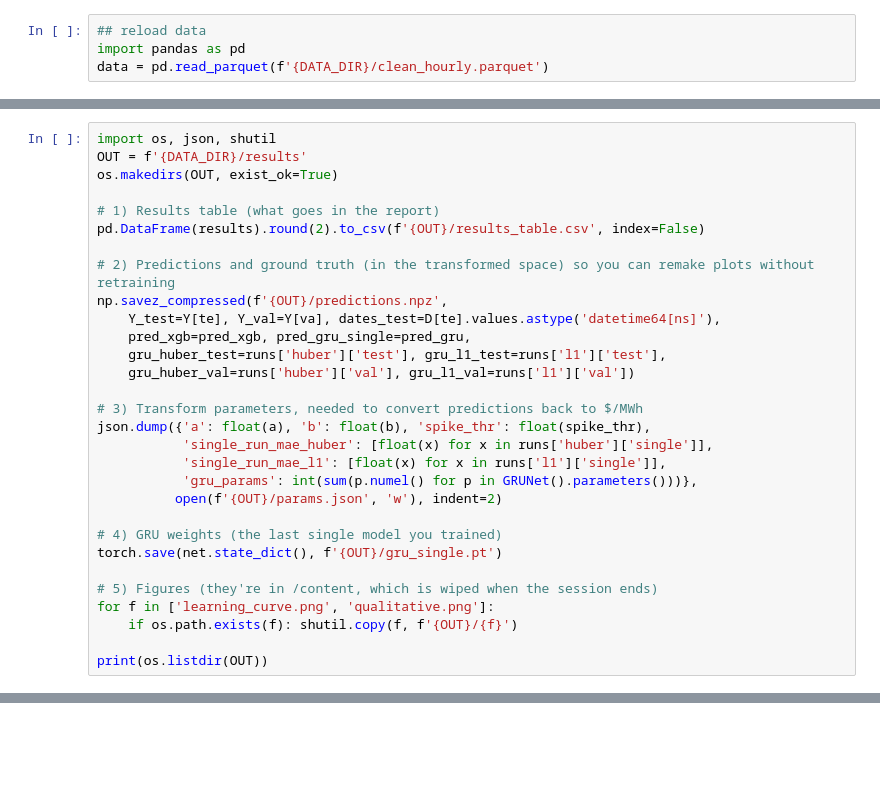
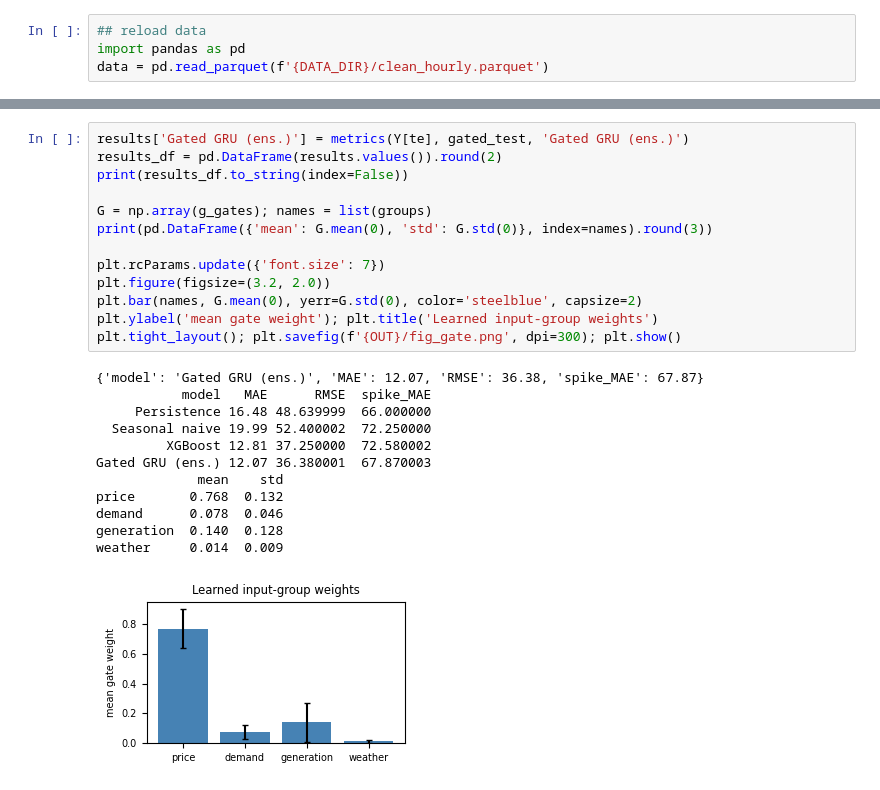
Before and after one commit to amyylxn/Ontario-Price-Forecasting, a Jupyter notebook: price_forecasting.ipynb, the cells around one changed output, grey strips where cells are left out. Cells and saved outputs as stored; diff of their text form; blank space fills up the shorter version.

```diff
--- a/price_forecasting.ipynb
+++ b/price_forecasting.ipynb
@@ -714,30 +688,0 @@ print(pd.DataFrame(results).round(2))
-# %%
-import os, json, shutil
-OUT = f'{DATA_DIR}/results'
-os.makedirs(OUT, exist_ok=True)
-
-# 1) Results table (what goes in the report)
-pd.DataFrame(results).round(2).to_csv(f'{OUT}/results_table.csv', index=False)
-
-# 2) Predictions and ground truth (in the transformed space) so you can remake plots without retraining
-np.savez_compressed(f'{OUT}/predictions.npz',
-    Y_test=Y[te], Y_val=Y[va], dates_test=D[te].values.astype('datetime64[ns]'),
-    pred_xgb=pred_xgb, pred_gru_single=pred_gru,
-    gru_huber_test=runs['huber']['test'], gru_l1_test=runs['l1']['test'],
-    gru_huber_val=runs['huber']['val'], gru_l1_val=runs['l1']['val'])
-
-# 3) Transform parameters, needed to convert predictions back to $/MWh
-json.dump({'a': float(a), 'b': float(b), 'spike_thr': float(spike_thr),
-           'single_run_mae_huber': [float(x) for x in runs['huber']['single']],
-           'single_run_mae_l1': [float(x) for x in runs['l1']['single']],
-           'gru_params': int(sum(p.numel() for p in GRUNet().parameters()))},
-          open(f'{OUT}/params.json', 'w'), indent=2)
-
-# 4) GRU weights (the last single model you trained)
-torch.save(net.state_dict(), f'{OUT}/gru_single.pt')
-
-# 5) Figures (they're in /content, which is wiped when the session ends)
-for f in ['learning_curve.png', 'qualitative.png']:
-    if os.path.exists(f): shutil.copy(f, f'{OUT}/{f}')
-
-print(os.listdir(OUT))
@@ -781 +689,27 @@ axs[0].legend(); plt.tight_layout(); plt.savefig('qualitative.png', dpi=200); pl
+# %%
+results['Gated GRU (ens.)'] = metrics(Y[te], gated_test, 'Gated GRU (ens.)')
+results_df = pd.DataFrame(results.values()).round(2)
+print(results_df.to_string(index=False))
+
+G = np.array(g_gates); names = list(groups)
+print(pd.DataFrame({'mean': G.mean(0), 'std': G.std(0)}, index=names).round(3))
+
+plt.rcParams.update({'font.size': 7})
+plt.figure(figsize=(3.2, 2.0))
+plt.bar(names, G.mean(0), yerr=G.std(0), color='steelblue', capsize=2)
+plt.ylabel('mean gate weight'); plt.title('Learned input-group weights')
+plt.tight_layout(); plt.savefig(f'{OUT}/fig_gate.png', dpi=300); plt.show()
+# %% [output]
+{'model': 'Gated GRU (ens.)', 'MAE': 12.07, 'RMSE': 36.38, 'spike_MAE': 67.87}
+           model   MAE      RMSE  spike_MAE
+     Persistence 16.48 48.639999  66.000000
+  Seasonal naive 19.99 52.400002  72.250000
+         XGBoost 12.81 37.250000  72.580002
+Gated GRU (ens.) 12.07 36.380001  67.870003
+             mean    std
+price       0.768  0.132
+demand      0.078  0.046
+generation  0.140  0.128
+weather     0.014  0.009
+[figure, added]
 # %%
```
Also changed, not shown: parts of 14 cells of this notebook.
